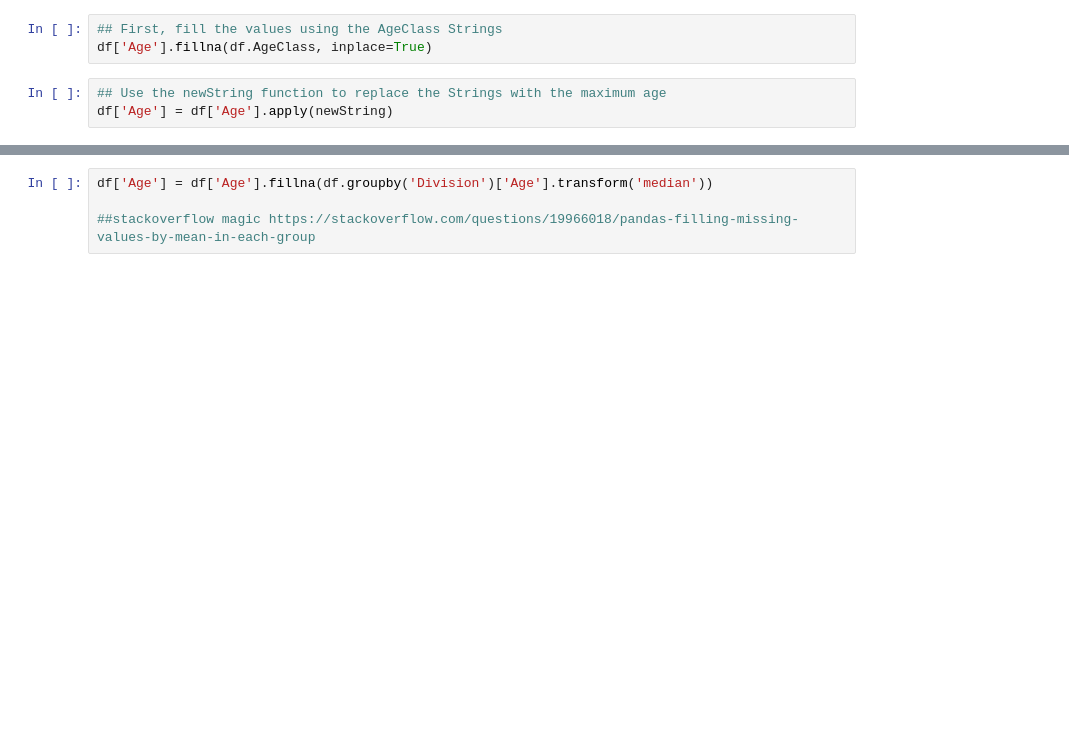
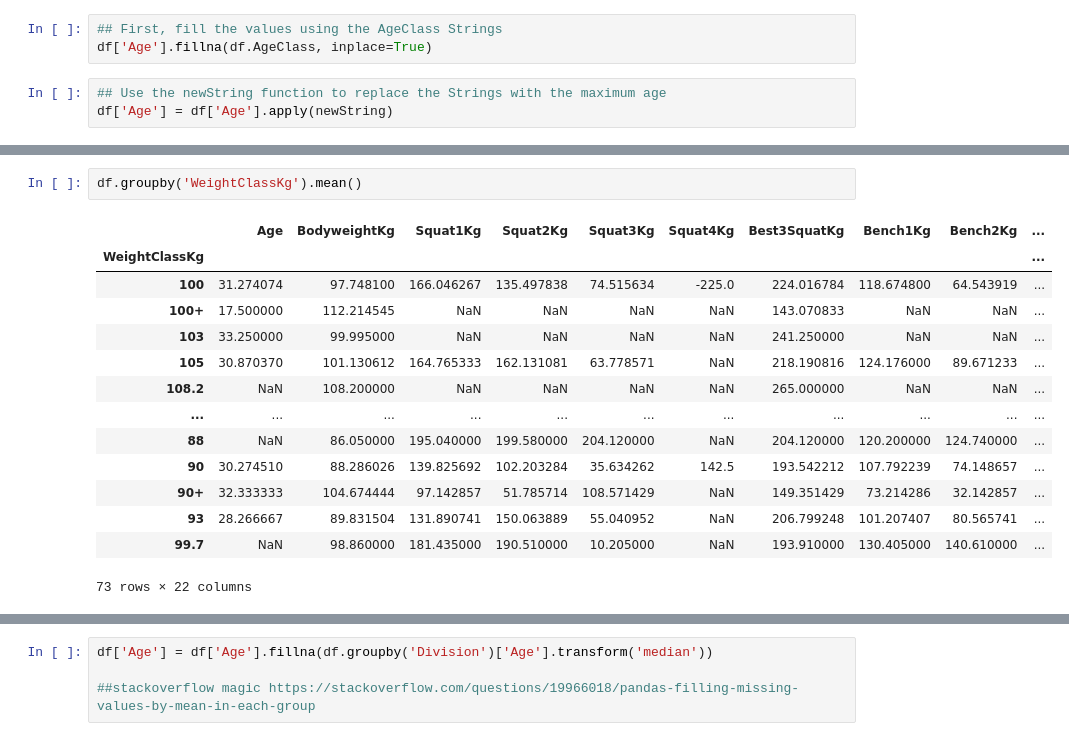
Before and after one commit to jinyangp/SC1015_MiniProject, a Jupyter notebook: JupyterNotebooks/dataprocessing.ipynb, the cells around one changed output, grey strips where cells are left out. Cells and saved outputs as stored; diff of their text form; blank space fills up the shorter version.

```diff
--- a/JupyterNotebooks/dataprocessing.ipynb
+++ b/JupyterNotebooks/dataprocessing.ipynb
@@ -185,3 +345,20 @@ df[df['Age'].isna()]
+# %%
+df.groupby('WeightClassKg').mean()
+# %% [output]
+|  | Age | BodyweightKg | Squat1Kg | Squat2Kg | Squat3Kg | Squat4Kg | Best3SquatKg | Bench1Kg | Bench2Kg | ... |
+| WeightClassKg |  |  |  |  |  |  |  |  |  | ... |
+| 100 | 31.274074 | 97.748100 | 166.046267 | 135.497838 | 74.515634 | -225.0 | 224.016784 | 118.674800 | 64.543919 | ... |
+| 100+ | 17.500000 | 112.214545 | NaN | NaN | NaN | NaN | 143.070833 | NaN | NaN | ... |
+| 103 | 33.250000 | 99.995000 | NaN | NaN | NaN | NaN | 241.250000 | NaN | NaN | ... |
+| 105 | 30.870370 | 101.130612 | 164.765333 | 162.131081 | 63.778571 | NaN | 218.190816 | 124.176000 | 89.671233 | ... |
+| 108.2 | NaN | 108.200000 | NaN | NaN | NaN | NaN | 265.000000 | NaN | NaN | ... |
+| ... | ... | ... | ... | ... | ... | ... | ... | ... | ... | ... |
+| 88 | NaN | 86.050000 | 195.040000 | 199.580000 | 204.120000 | NaN | 204.120000 | 120.200000 | 124.740000 | ... |
+| 90 | 30.274510 | 88.286026 | 139.825692 | 102.203284 | 35.634262 | 142.5 | 193.542212 | 107.792239 | 74.148657 | ... |
+| 90+ | 32.333333 | 104.674444 | 97.142857 | 51.785714 | 108.571429 | NaN | 149.351429 | 73.214286 | 32.142857 | ... |
+| 93 | 28.266667 | 89.831504 | 131.890741 | 150.063889 | 55.040952 | NaN | 206.799248 | 101.207407 | 80.565741 | ... |
+| 99.7 | NaN | 98.860000 | 181.435000 | 190.510000 | 10.205000 | NaN | 193.910000 | 130.405000 | 140.610000 | ... |
+73 rows × 22 columns
 # %%
 t = df.groupby('Division')['Age'].median()
 t ## Series showing median age of each division
```
Also changed, not shown: parts of 37 cells of this notebook.
